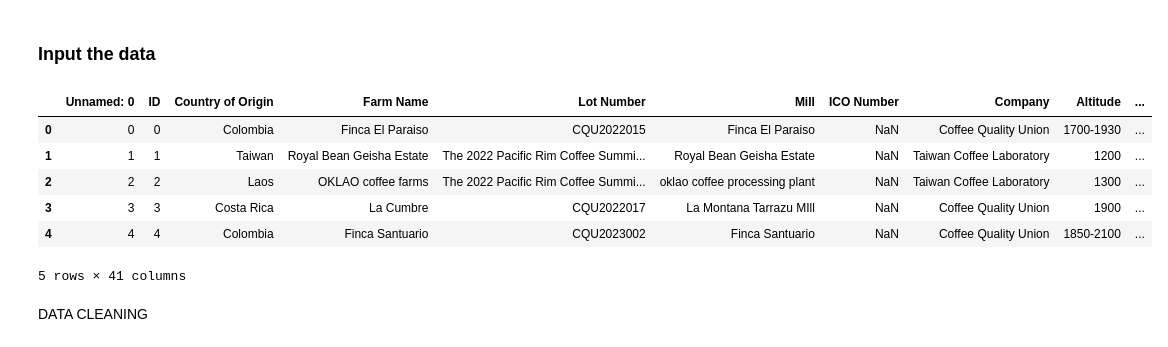
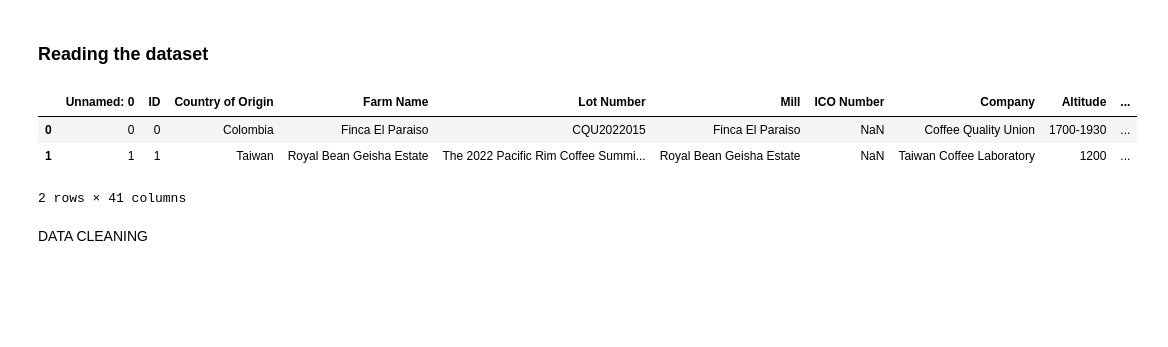
Before and after one commit to sentongo-web/FINAL-PROJECT-DATA-MINING, a Jupyter notebook: sentongo_cofee.ipynb, the cells around one changed output. Drawn from its saved outputs; the diff is of its cells as text; code cells hidden in the pictures; blank space fills up the shorter version.

```diff
--- a/sentongo_cofee.ipynb
+++ b/sentongo_cofee.ipynb
@@ -21,17 +41,14 @@ from sklearn.manifold import TSNE
 # %% [markdown]
-### Input the data
+### Reading the dataset
 # %%
 df = pd.read_csv("Question 1.csv")
 # %%
-df.head()
+df.head(2)
 # %% [output]
 |  | Unnamed: 0 | ID | Country of Origin | Farm Name | Lot Number | Mill | ICO Number | Company | Altitude | ... |
 | 0 | 0 | 0 | Colombia | Finca El Paraiso | CQU2022015 | Finca El Paraiso | NaN | Coffee Quality Union | 1700-1930 | ... |
 | 1 | 1 | 1 | Taiwan | Royal Bean Geisha Estate | The 2022 Pacific Rim Coffee Summi... | Royal Bean Geisha Estate | NaN | Taiwan Coffee Laboratory | 1200 | ... |
-| 2 | 2 | 2 | Laos | OKLAO coffee farms | The 2022 Pacific Rim Coffee Summi... | oklao coffee processing plant | NaN | Taiwan Coffee Laboratory | 1300 | ... |
-| 3 | 3 | 3 | Costa Rica | La Cumbre | CQU2022017 | La Montana Tarrazu MIll | NaN | Coffee Quality Union | 1900 | ... |
-| 4 | 4 | 4 | Colombia | Finca Santuario | CQU2023002 | Finca Santuario | NaN | Coffee Quality Union | 1850-2100 | ... |
-5 rows × 41 columns
+2 rows × 41 columns
 # %% [markdown]
 DATA CLEANING
 # %%
```
Also changed, not shown: parts of 81 cells of this notebook.
